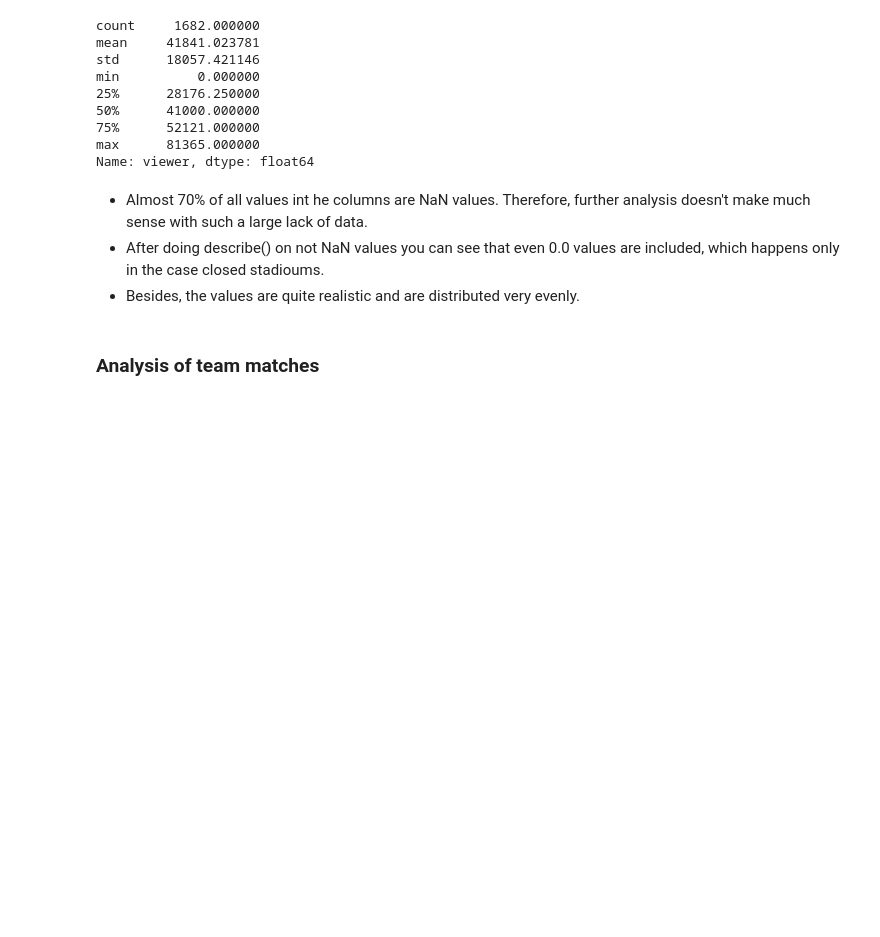
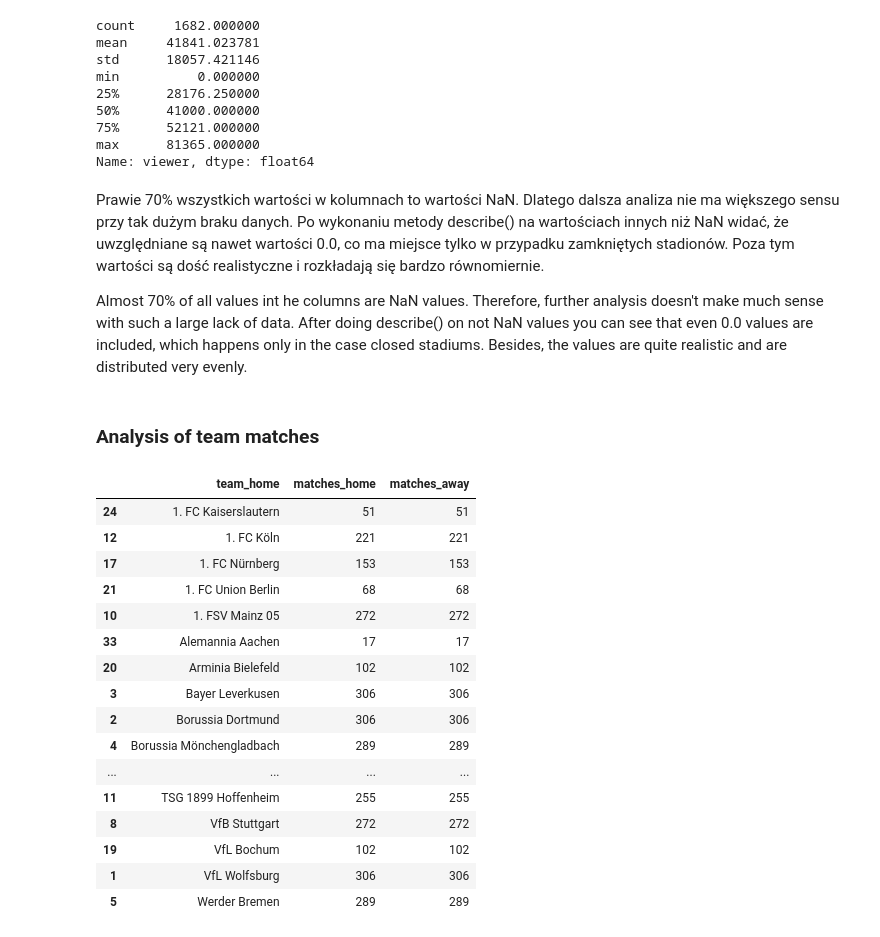
Before and after one commit to slatkowski/bundesliga_seasons_analysis, a Jupyter notebook: bundesliga_seasons_analysis.ipynb, the cells around one changed output. Drawn from its saved outputs; the diff is of its cells as text; code cells hidden in the pictures; blank space fills up the shorter version.

```diff
--- a/bundesliga_seasons_analysis.ipynb
+++ b/bundesliga_seasons_analysis.ipynb
@@ -305,16 +314,36 @@ min          0.000000
 max      81365.000000
 Name: viewer, dtype: float64
 # %% [markdown]
-* Almost 70% of all values int he columns are NaN values. Therefore, further analysis doesn't make much sense with such a large lack of data.
-* After doing describe() on not NaN values you can see that even 0.0 values are included, which happens only in the case closed stadioums.
-* Besides, the values are quite realistic and are distributed very evenly.
+Prawie 70% wszystkich wartości w kolumnach to wartości NaN. Dlatego dalsza analiza nie ma większego sensu przy tak dużym braku danych. Po wykonaniu metody describe() na wartościach innych niż NaN widać, że uwzględniane są nawet wartości 0.0, co ma miejsce tylko w przypadku zamkniętych stadionów. Poza tym wartości są dość realistyczne i rozkładają się bardzo równomiernie.
+
+Almost 70% of all values int he columns are NaN values. Therefore, further analysis doesn't make much sense with such a large lack of data. After doing describe() on not NaN values you can see that even 0.0 values are included, which happens only in the case closed stadiums. Besides, the values are quite realistic and are distributed very evenly.
 # %% [markdown]
 ### Analysis of team matches
 # %%
 df_home = df['home_team_name'].value_counts().reset_index()
-df_home.columns = ['team', 'matches']
-df_home.sort_values(by = 'team', inplace = True)
+df_home.columns = ['team_home', 'matches_home']
+df_home.sort_values(by = 'team_home', inplace = True)
 
 df_away = df['away_team_name'].value_counts().reset_index()
-df_away.columns = ['team', 'matches']
-df_away.sort_values(by = 'team', inplace = True)
+df_away.columns = ['team_away', 'matches_away']
+df_away.sort_values(by = 'team_away', inplace = True)
+# %%
+pd.merge(df_home, df_away['matches_away'], left_index = True, right_index = True)
+# %% [output]
+|  | team_home | matches_home | matches_away |
+| 24 | 1. FC Kaiserslautern | 51 | 51 |
+| 12 | 1. FC Köln | 221 | 221 |
+| 17 | 1. FC Nürnberg | 153 | 153 |
+| 21 | 1. FC Union Berlin | 68 | 68 |
+| 10 | 1. FSV Mainz 05 | 272 | 272 |
+| 33 | Alemannia Aachen | 17 | 17 |
+| 20 | Arminia Bielefeld | 102 | 102 |
+| 3 | Bayer Leverkusen | 306 | 306 |
+| 2 | Borussia Dortmund | 306 | 306 |
+| 4 | Borussia Mönchengladbach | 289 | 289 |
+| ... | ... | ... | ... |
+| 11 | TSG 1899 Hoffenheim | 255 | 255 |
+| 8 | VfB Stuttgart | 272 | 272 |
+| 19 | VfL Bochum | 102 | 102 |
+| 1 | VfL Wolfsburg | 306 | 306 |
+| 5 | Werder Bremen | 289 | 289 |
```
Also changed, not shown: parts of 14 cells of this notebook.
